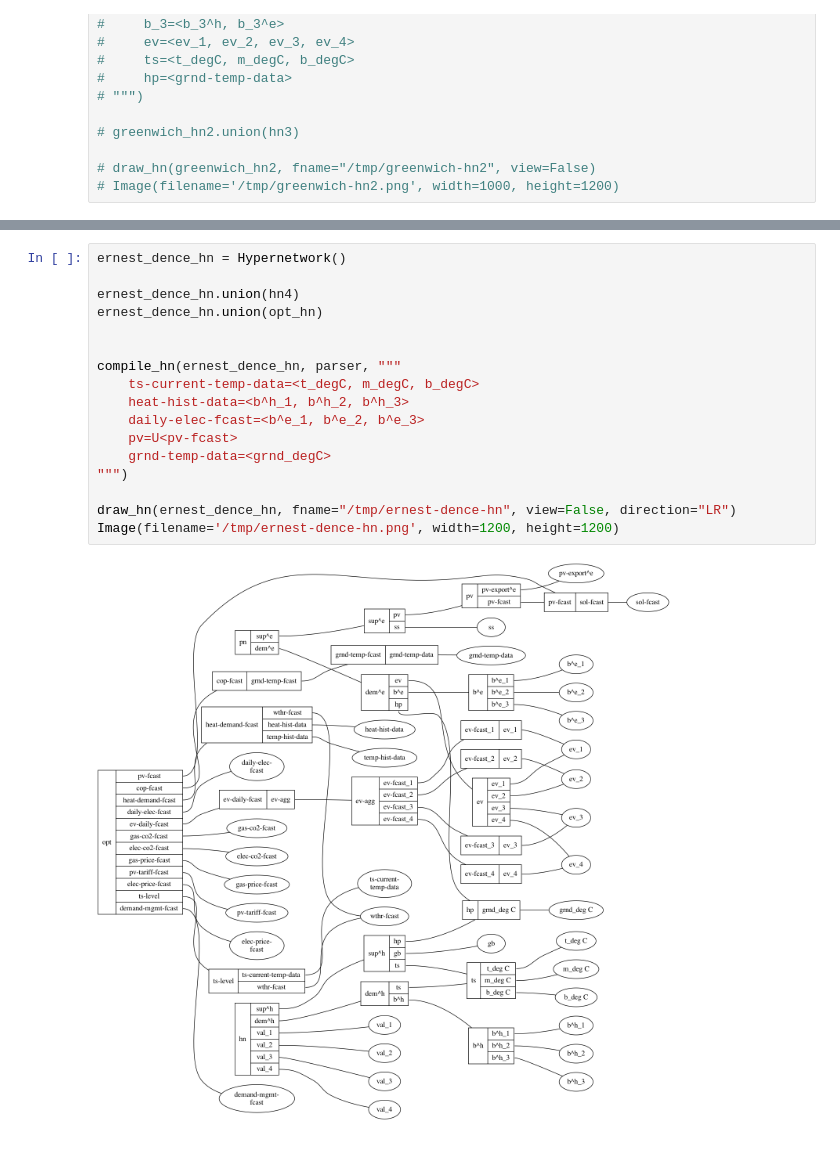
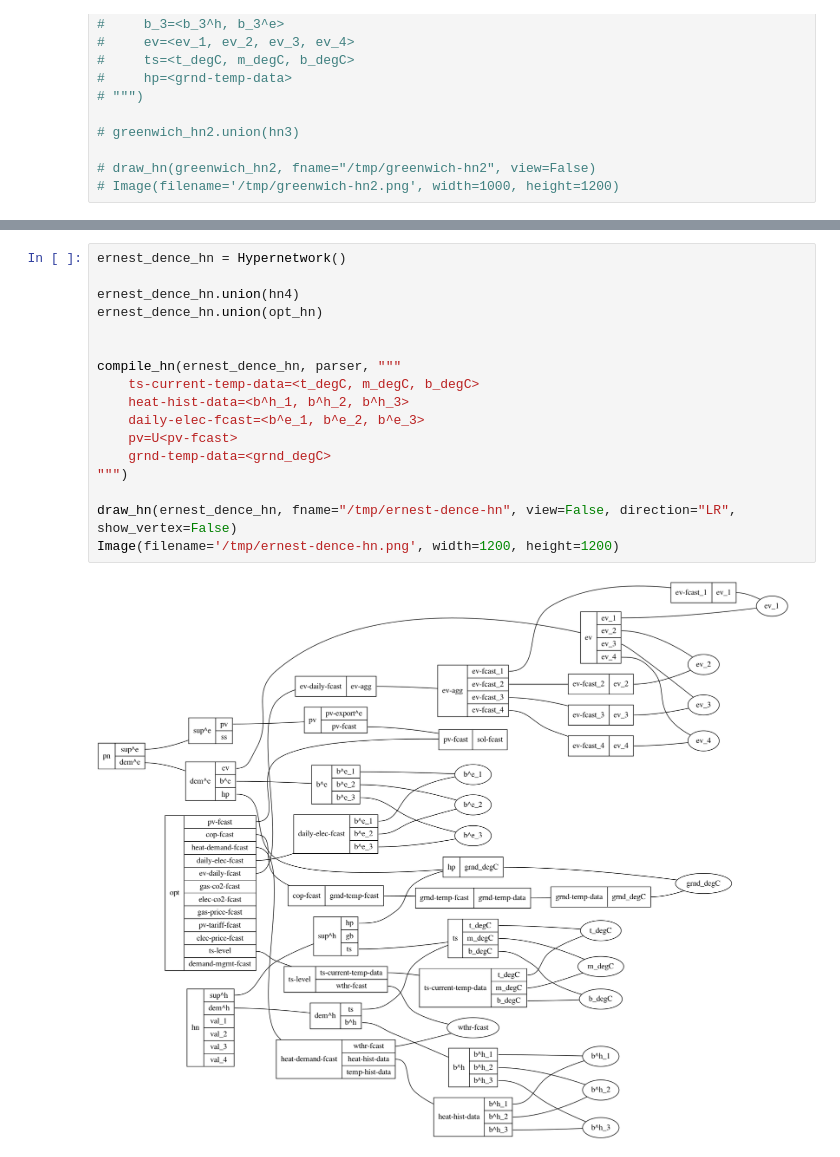
Before and after one commit to rdchar/Hora, a Jupyter notebook: examples/SEMS.ipynb, the cells around one changed output, grey strips where cells are left out. Saved outputs shown, nothing was run; the diff lists cells and outputs as text.

```diff
--- a/examples/SEMS.ipynb
+++ b/examples/SEMS.ipynb
@@ -406,19 +406,19 @@ Image(filename='/tmp/hn4.png', width=500, height=1200)
 # %%
 ernest_dence_hn = Hypernetwork()
 
 ernest_dence_hn.union(hn4)
 ernest_dence_hn.union(opt_hn)
 
 
 compile_hn(ernest_dence_hn, parser, """
     ts-current-temp-data=<t_degC, m_degC, b_degC>
     heat-hist-data=<b^h_1, b^h_2, b^h_3>
     daily-elec-fcast=<b^e_1, b^e_2, b^e_3>
     pv=U<pv-fcast>
     grnd-temp-data=<grnd_degC>
 """)
 
-draw_hn(ernest_dence_hn, fname="/tmp/ernest-dence-hn", view=False, direction="LR")
+draw_hn(ernest_dence_hn, fname="/tmp/ernest-dence-hn", view=False, direction="LR", show_vertex=False)
 Image(filename='/tmp/ernest-dence-hn.png', width=1200, height=1200)
 # %% [output]
-[figure, old version]
+[figure, new version]
```
Also changed, not shown: parts of 2 cells of this notebook, 9 other files.
